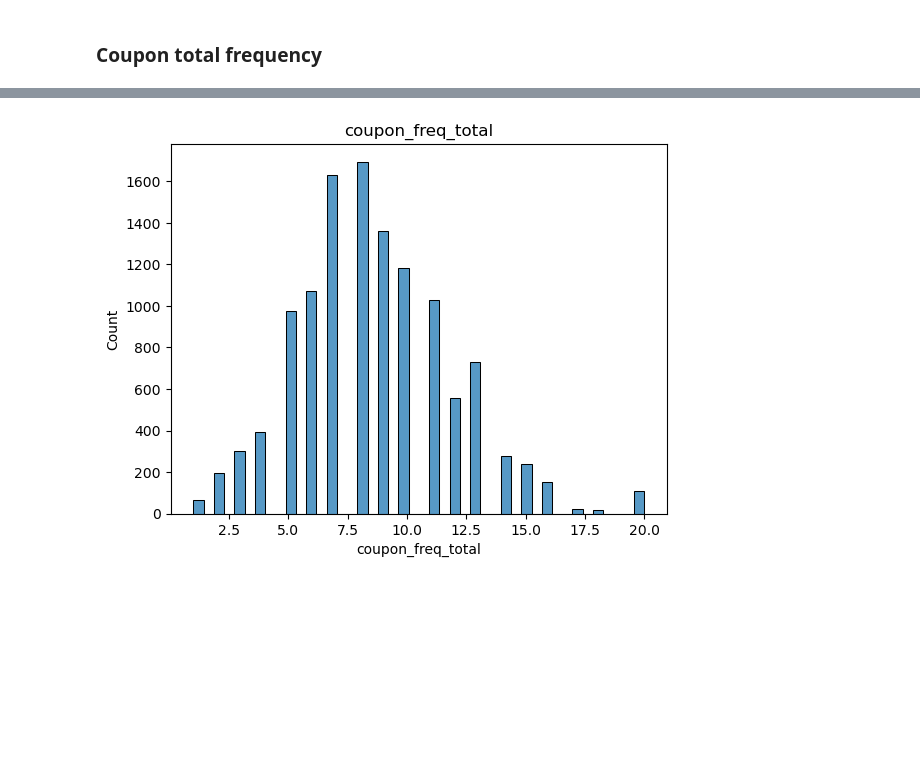
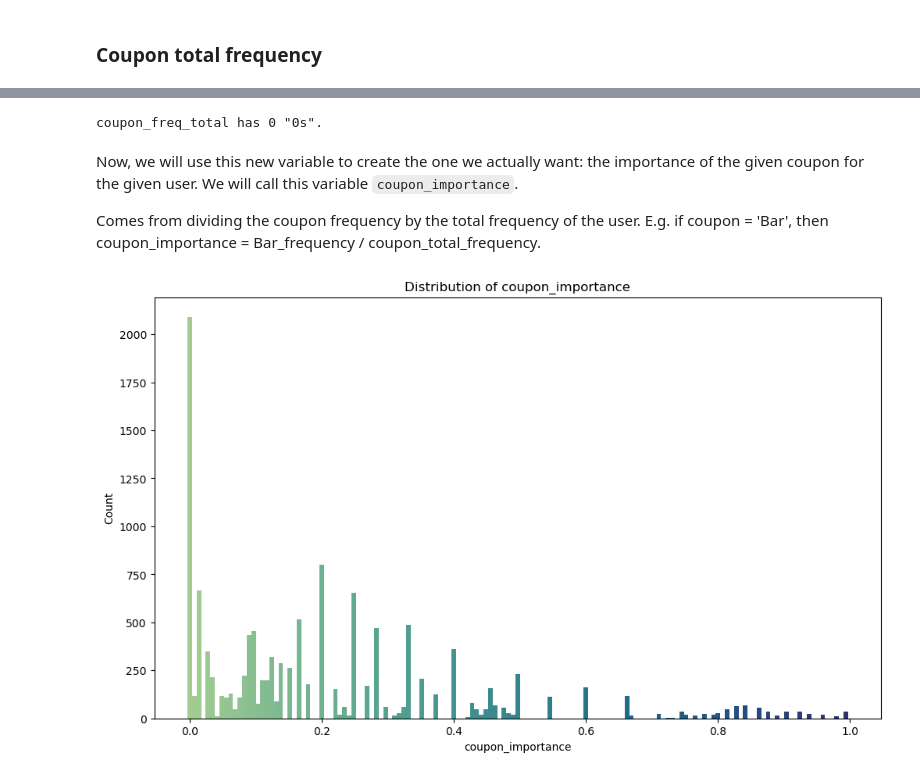
Before and after one commit to leobt23/Data_Mining, a Jupyter notebook: 1_eda/caria.ipynb, the cells around one changed output, grey strips where cells are left out. Drawn from its saved outputs; the diff is of its cells as text; code cells hidden in the pictures; blank space fills up the shorter version.

```diff
--- a/1_eda/caria.ipynb
+++ b/1_eda/caria.ipynb
@@ -494,12 +263,44 @@ Original dataset has 27 variables.
-# %%
-# creating a new variable called coupon_freq_total which is the sum of all the coupon frequency variables
-df_test1['coupon_freq_total'] = df_test1['CoffeeHouse'] + df_test1['CarryAway'] + df_test1['RestaurantLessThan20'] + df_test1['Restaurant20To50'] + df_test1['Bar']
-# %%
-# checking the new variable coupon_freq_total
-
-# histogram
-sns.histplot(df_test1['coupon_freq_total'])
-plt.title('coupon_freq_total')
-plt.show()
-# %% [output]
-[figure, removed]
+# %%
+# does coupon_freq_total have 0s?
+print('coupon_freq_total has', len(df_test1[df_test1['coupon_freq_total'] == 0]), '"0s".')
+# %% [output]
+coupon_freq_total has 0 "0s".
+# %% [markdown]
+Now, we will use this new variable to create the one we actually want: the importance of the given coupon for the given user. We will call this variable `coupon_importance`.
+
+Comes from dividing the coupon frequency by the total frequency of the user. E.g. if coupon = 'Bar', then coupon_importance = Bar_frequency / coupon_total_frequency.
+# %%
+# Vectorized computation of coupon_importance
+def compute_importance(row):
+
+    # Mapping coupon to respective frequency columns
+    coupon_to_freq_mapping = {
+        'Coffee House': 'mean_CoffeeHouse',
+        'Carry out & Take away': 'mean_CarryAway',
+        'Restaurant(<20)': 'mean_RestaurantLessThan20',
+        'Restaurant(20-50)': 'mean_Restaurant20To50',
+        'Bar': 'mean_Bar'
+    }
+
+    given_coupon = coupon_to_freq_mapping[row['coupon']]
+    total_freq = row['coupon_freq_total']
+    return row[given_coupon] / total_freq if total_freq else 0
+
+df_test1['coupon_importance'] = df_test1.apply(compute_importance, axis=1)
+# %%
+# visualizing new variable coupon_importance distribution
+
+# determining unique values and the number of bins
+bins = df_test1['coupon_importance'].nunique()
+values, edges = np.histogram(df_test1['coupon_importance'], bins=bins)
+
+colors = sns.color_palette("crest", bins)
+plt.figure(figsize=(12, 7))
+for i in range(bins):
+    plt.bar(edges[i], values[i], width=edges[i+1]-edges[i], color=colors[i])
+plt.xlabel('coupon_importance')
+plt.ylabel('Count')
+plt.title('Distribution of coupon_importance')
+plt.show()
+# %% [output]
+[figure, added]
```
Also changed, not shown: parts of 25 cells of this notebook, 1 other file.
